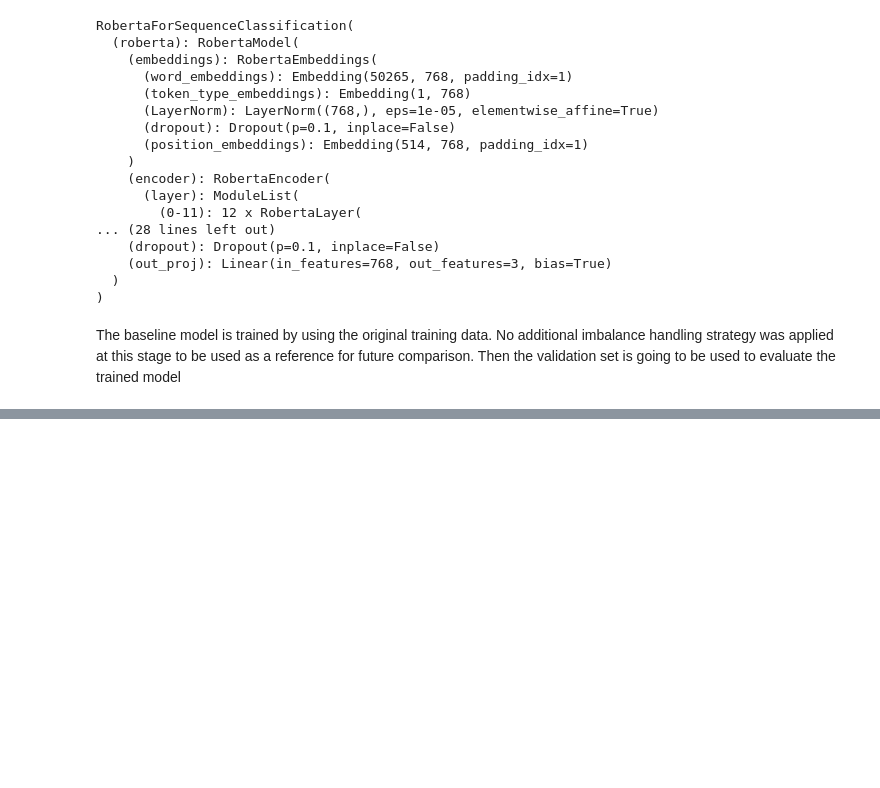
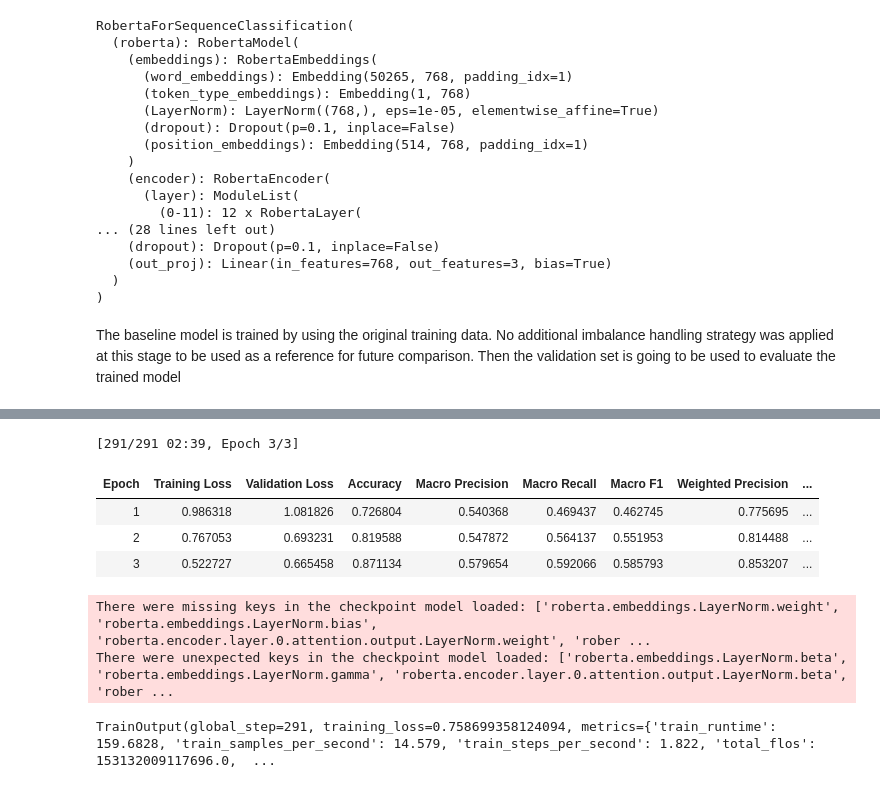
Before and after one commit to aardaa-1/DI725_Assignment1, a Jupyter notebook: notebooks/assignment1_RoBERTa.ipynb, the cells around one changed output, grey strips where cells are left out. Saved outputs shown, nothing was run; the diff lists cells and outputs as text; code cells hidden in the pictures; blank space fills up the shorter version.

```diff
--- a/notebooks/assignment1_RoBERTa.ipynb
+++ b/notebooks/assignment1_RoBERTa.ipynb
@@ -753,0 +893,5 @@ The model achieved high accuracy but it doesn't mean that the model works well s
+# %%
+model_weighted = AutoModelForSequenceClassification.from_pretrained(
+    "roberta-base",
+    num_labels=3
+)
@@ -753,0 +916,37 @@ The model achieved high accuracy but it doesn't mean that the model works well s
+# %%
+training_args_weighted = TrainingArguments(
+    output_dir="./results_class_weights",
+    eval_strategy="epoch",
+    save_strategy="epoch",
+    logging_strategy="epoch",
+    num_train_epochs=3,
+    per_device_train_batch_size=8,
+    per_device_eval_batch_size=8,
+    learning_rate=2e-5,
+    weight_decay=0.01,
+    load_best_model_at_end=True,
+    metric_for_best_model="macro_f1",
+    greater_is_better=True,
+    report_to="wandb",
+    run_name="roberta_class_weights"
+)
+# %%
+trainer_weighted = WeightedTrainer(
+    model=model_weighted,
+    args=training_args_weighted,
+    train_dataset=train_dataset,
+    eval_dataset=val_dataset,
+    compute_metrics=compute_metrics,
+    class_weights=class_weights_tensor
+)
+# %%
+trainer_weighted.train()
+# %% [output]
+[291/291 02:39, Epoch 3/3]
+| Epoch | Training Loss | Validation Loss | Accuracy | Macro Precision | Macro Recall | Macro F1 | Weighted Precision | ... |
+| 1 | 0.986318 | 1.081826 | 0.726804 | 0.540368 | 0.469437 | 0.462745 | 0.775695 | ... |
+| 2 | 0.767053 | 0.693231 | 0.819588 | 0.547872 | 0.564137 | 0.551953 | 0.814488 | ... |
+| 3 | 0.522727 | 0.665458 | 0.871134 | 0.579654 | 0.592066 | 0.585793 | 0.853207 | ... |
+There were missing keys in the checkpoint model loaded: ['roberta.embeddings.LayerNorm.weight', 'roberta.embeddings.LayerNorm.bias', 'roberta.encoder.layer.0.attention.output.LayerNorm.weight', 'rober ...
+There were unexpected keys in the checkpoint model loaded: ['roberta.embeddings.LayerNorm.beta', 'roberta.embeddings.LayerNorm.gamma', 'roberta.encoder.layer.0.attention.output.LayerNorm.beta', 'rober ...
+TrainOutput(global_step=291, training_loss=0.758699358124094, metrics={'train_runtime': 159.6828, 'train_samples_per_second': 14.579, 'train_steps_per_second': 1.822, 'total_flos': 153132009117696.0,  ...
```
Also changed, not shown: parts of 18 cells of this notebook.
